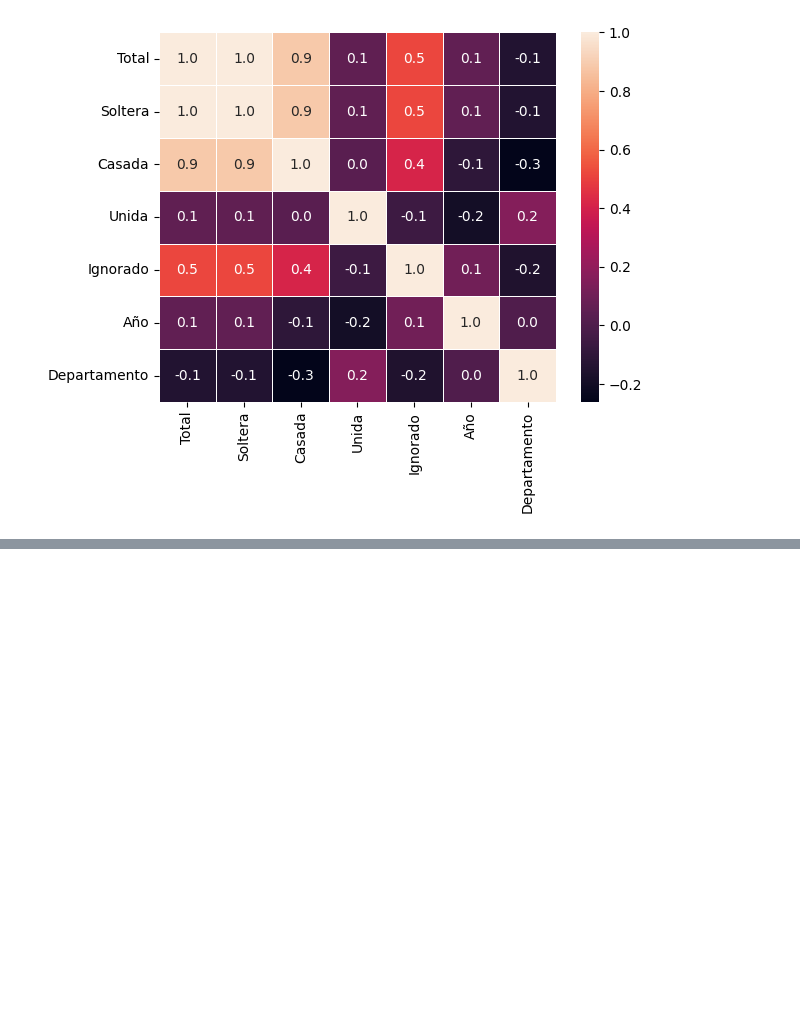
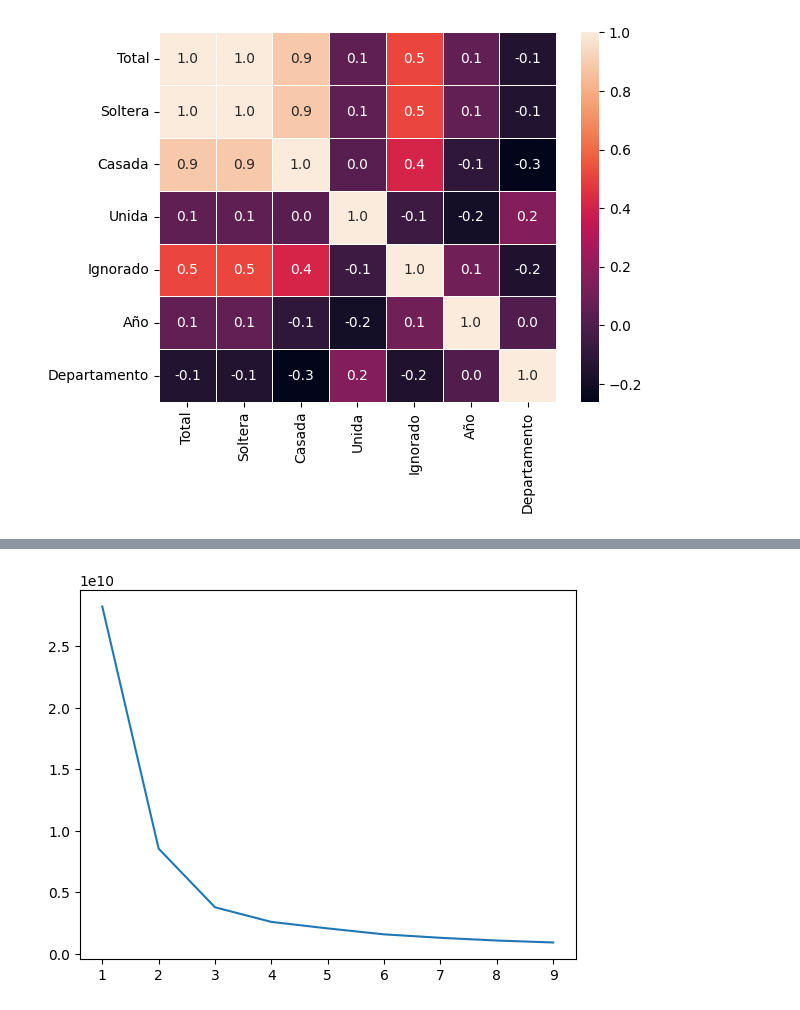
Before and after one commit to aleg001/Proyecto1-MD, a Jupyter notebook: Natalidad.ipynb, the cells around one changed output, grey strips where cells are left out. Cells and saved outputs as stored; diff of their text form; code cells hidden in the pictures; blank space fills up the shorter version.

```diff
--- a/Natalidad.ipynb
+++ b/Natalidad.ipynb
@@ -274,0 +289,19 @@ sns.heatmap(correlation, annot=True, fmt=".1f", linewidth=.5)
+# %%
+from sklearn.cluster import KMeans
+from scipy.spatial.distance import cdist
+distortions = []
+inertias = []
+mapping1 = {}
+mapping2 = {}
+K = range(1, 10)
+X = df_merged[["Soltera", "Casada"]]
+sse = []
+for i in range(1,10):
+    kmeans = KMeans(n_clusters=i , max_iter=300)
+    kmeans.fit(X)  # <- fit here.....
+    sse.append(kmeans.inertia_)
+
+plt.plot(range(1,10),sse)
+plt.show()
+# %% [output]
+[figure, added]
```
Also changed, not shown: parts of 5 cells of this notebook.
